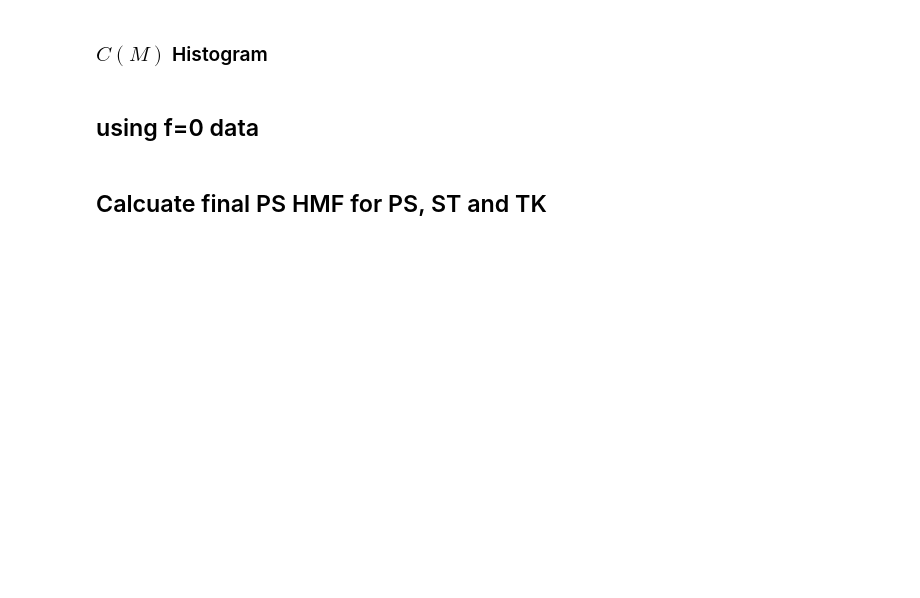
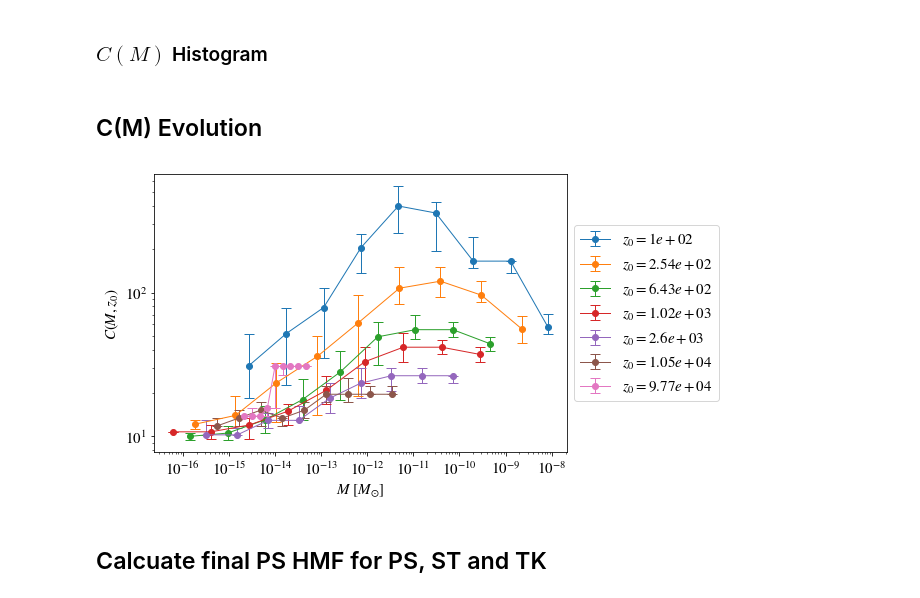
Before and after one commit to David-Ellis/m3p_merger, a Jupyter notebook: HaloConcs.ipynb, the cells around one changed output. Cells and saved outputs as stored; diff of their text form; code cells hidden in the pictures; blank space fills up the shorter version.

```diff
--- a/HaloConcs.ipynb
+++ b/HaloConcs.ipynb
@@ -540,44 +532,49 @@ for i in range(len(xbins)-1):
 plt.tight_layout()
 plt.savefig("figures/xCol_hists.pdf")
 plt.show()
+# %% [markdown]
+## C(M) Evolution
 # %%
 matplotlib.rcParams['mathtext.fontset'] = 'stix'
 matplotlib.rcParams['font.family'] = 'STIXGeneral'
 matplotlib.rc('font', size=15)
 
 startIndicies = [0, 10, 20, 25, 35, 50, 74]
 plt.figure(figsize = (9,5))
 allmid = []
 allup = []
 alllow = []
 allmasses = []
 for i, startIndex in enumerate(startIndicies):
     z0 = np.logspace(2,6,100)[startIndex]
     collapse_redshifts = np.load("ConcEvolution/axbig_manyz_CollapseRedshifts_f1em2_z0_{}.npy".format(z0), allow_pickle = True)
     masses = np.load("ConcEvolution/axbig_manyz_FinalMasses_f1em2_z0_{}.npy".format(z0), allow_pickle = True)
 
-    C = 2e-15 # Normalisation
-    del_char = C*rho_u(collapse_redshifts[collapse_redshifts> z0 + 50])
+    # Take out halos with collapse redshifts too close to z0
     masses = masses[collapse_redshifts> z0 + 50]
-    #print(max(collapse_redshifts))
-    concs = solve_conc(del_char)
+    collapse_redshifts = collapse_redshifts[collapse_redshifts> z0 + 50]
+
+    k_NFW = 1.5 # Normalisation
+    concs = ps.pred_conc(masses, k_pp_nfw, z0, zcol = collapse_redshifts, mode = "NFW", f = 0.01)
 
     mid, upper, lower, ymax, ymin, bins  = bin2d(masses, concs, 10, log=True)
     allmid.append(mid)
     allup.append(upper)
     alllow.append(lower)
     plt.errorbar((bins[1:]+bins[:-1])/2, mid, yerr=(mid-lower,upper-mid), marker = 'o',
                  lw = 1,capsize = 5, label = "$z_0 = {:.3}$".format(z0))
     allmasses.append((bins[1:]+bins[:-1])/2)
 plt.ylabel("$C(M,z_0)$")
 plt.xlabel("$M$ [$M_{\odot}$]")
 plt.xscale('log')
 plt.yscale('log')
 plt.legend(loc='center left', bbox_to_anchor=(1, 0.5), ncol=1)
 plt.tight_layout()
-plt.savefig("figures/conEvo.pdf")
+#plt.savefig("figures/conEvo.pdf")
 
-np.save("FinalGraphs/Data/PeakPatchConcEvoNFW.npy",[allmasses, allmid, allup, alllow, np.logspace(2,6,100)[startIndicies]])
+#np.save("FinalGraphs/Data/PeakPatchConcEvoNFW.npy",[allmasses, allmid, allup, alllow, np.logspace(2,6,100)[startIndicies]])
+# %% [output]
+[figure, added]
 # %%
 matplotlib.rcParams['mathtext.fontset'] = 'stix'
 matplotlib.rcParams['font.family'] = 'STIXGeneral'
@@ -621,5 +618,3 @@ plt.tight_layout()
 plt.savefig("figures/conEvo.pdf")
 
 #np.save("FinalGraphs/Data/PeakPatchConcEvoBullock.npy",[allmasses, allmid, allup, alllow, np.logspace(2,6,100)[startIndicies]])
-# %% [markdown]
-<h2>using f=0 data</h2>
```
Also changed, not shown: parts of 10 cells of this notebook, 2 other files.
